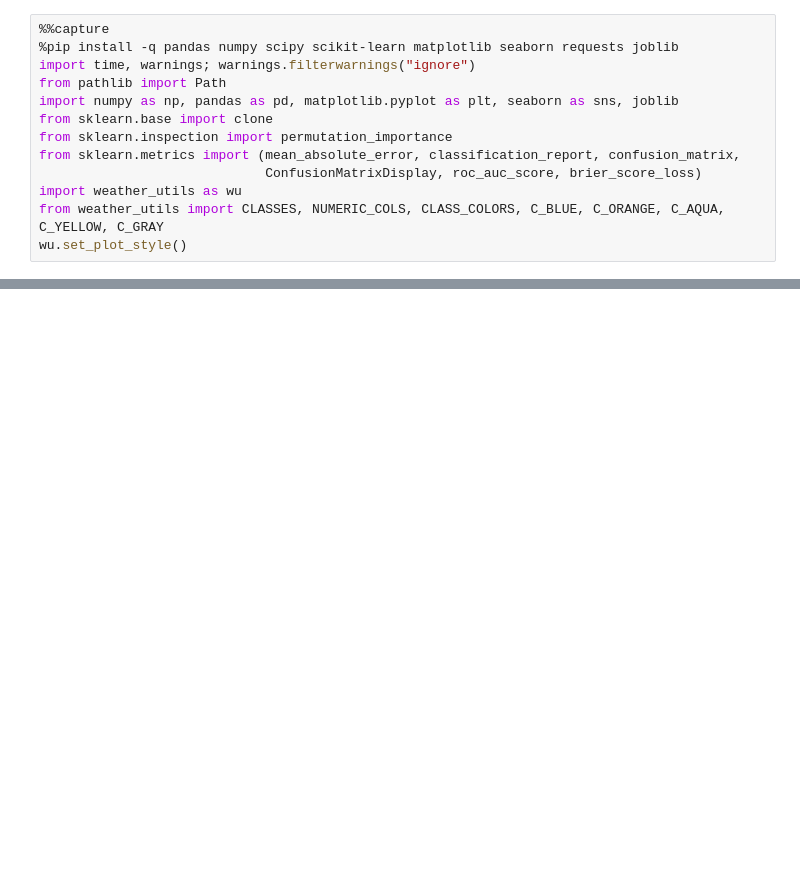
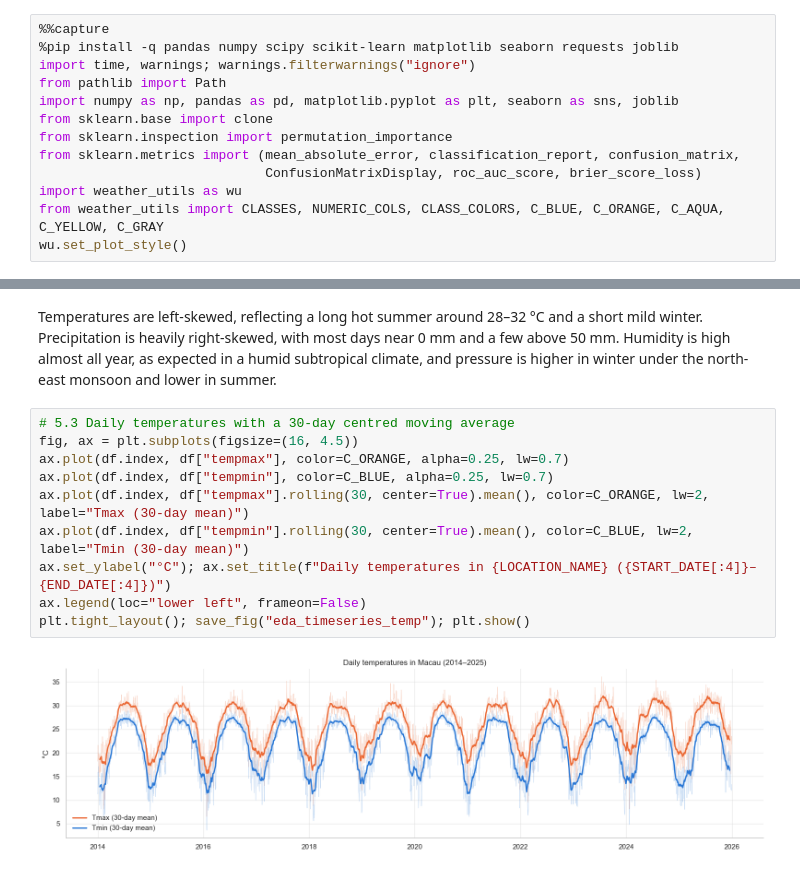
Before and after one commit to ThiagoHF31/machine_learning_work, a Jupyter notebook: notebooks/weather_prediction_macau.ipynb, the cells around one changed output, grey strips where cells are left out. Saved outputs shown, nothing was run; the diff lists cells and outputs as text; blank space fills up the shorter version.

```diff
--- a/notebooks/weather_prediction_macau.ipynb
+++ b/notebooks/weather_prediction_macau.ipynb
@@ -1168,0 +221,14 @@ consequências graves. Recomenda‑se sempre comunicar a **incerteza** (ex.: "er
+# %% [markdown]
+Temperatures are left-skewed, reflecting a long hot summer around 28–32 °C and a short mild winter. Precipitation is heavily right-skewed, with most days near 0 mm and a few above 50 mm. Humidity is high almost all year, as expected in a humid subtropical climate, and pressure is higher in winter under the north-east monsoon and lower in summer.
+# %%
+# 5.3 Daily temperatures with a 30-day centred moving average
+fig, ax = plt.subplots(figsize=(16, 4.5))
+ax.plot(df.index, df["tempmax"], color=C_ORANGE, alpha=0.25, lw=0.7)
+ax.plot(df.index, df["tempmin"], color=C_BLUE, alpha=0.25, lw=0.7)
+ax.plot(df.index, df["tempmax"].rolling(30, center=True).mean(), color=C_ORANGE, lw=2, label="Tmax (30-day mean)")
+ax.plot(df.index, df["tempmin"].rolling(30, center=True).mean(), color=C_BLUE, lw=2, label="Tmin (30-day mean)")
+ax.set_ylabel("°C"); ax.set_title(f"Daily temperatures in {LOCATION_NAME} ({START_DATE[:4]}–{END_DATE[:4]})")
+ax.legend(loc="lower left", frameon=False)
+plt.tight_layout(); save_fig("eda_timeseries_temp"); plt.show()
+# %% [output]
+[figure, added]
```
Also changed, not shown: parts of 132 cells of this notebook, 18 other files.
